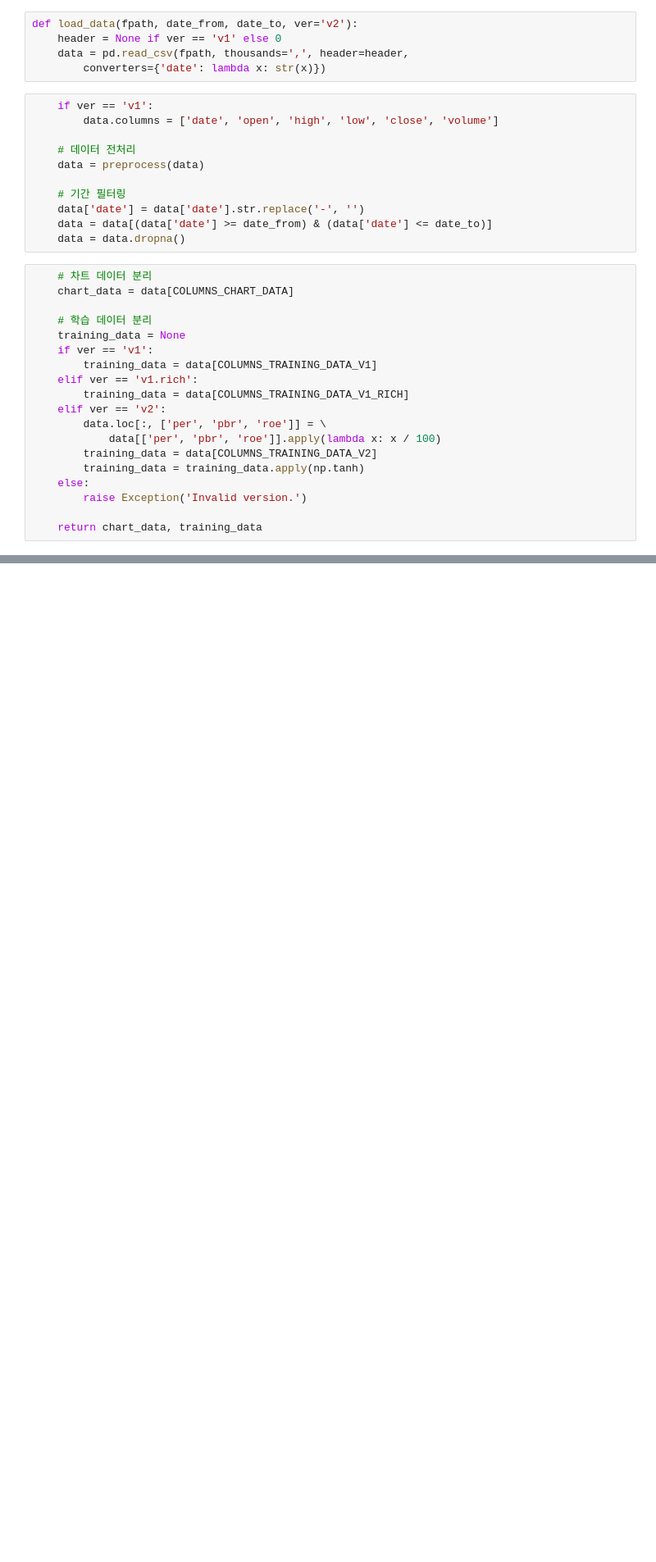
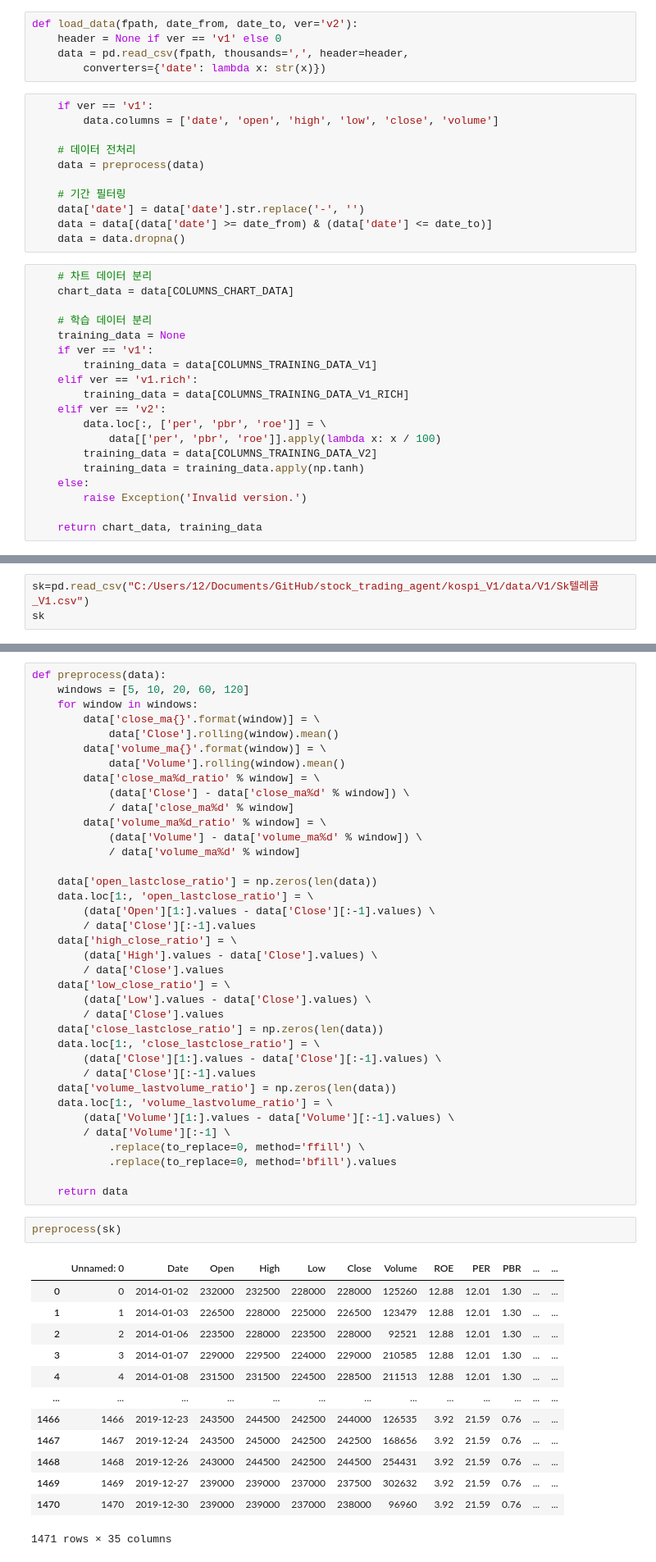
Before and after one commit to mins0022/stock_trading_agent, a Jupyter notebook: kospi_V2/code/데이터 전처리 함수 .ipynb, the cells around one changed output, grey strips where cells are left out. Shown at 82% size. Saved outputs shown, nothing was run; the diff lists cells and outputs as text; blank space fills up the shorter version.

```diff
--- a/kospi_V2/code/데이터 전처리 함수 .ipynb
+++ b/kospi_V2/code/데이터 전처리 함수 .ipynb
@@ -144,0 +183,3 @@ def load_data(fpath, date_from, date_to, ver='v2'):
+# %%
+sk=pd.read_csv("C:/Users/12/Documents/GitHub/stock_trading_agent/kospi_V1/data/V1/Sk텔레콤_V1.csv")
+sk
@@ -144,0 +202,53 @@ def load_data(fpath, date_from, date_to, ver='v2'):
+# %%
+def preprocess(data):
+    windows = [5, 10, 20, 60, 120]
+    for window in windows:
+        data['close_ma{}'.format(window)] = \
+            data['Close'].rolling(window).mean()
+        data['volume_ma{}'.format(window)] = \
+            data['Volume'].rolling(window).mean()
+        data['close_ma%d_ratio' % window] = \
+            (data['Close'] - data['close_ma%d' % window]) \
+            / data['close_ma%d' % window]
+        data['volume_ma%d_ratio' % window] = \
+            (data['Volume'] - data['volume_ma%d' % window]) \
+            / data['volume_ma%d' % window]
+
+    data['open_lastclose_ratio'] = np.zeros(len(data))
+    data.loc[1:, 'open_lastclose_ratio'] = \
+        (data['Open'][1:].values - data['Close'][:-1].values) \
+        / data['Close'][:-1].values
+    data['high_close_ratio'] = \
+        (data['High'].values - data['Close'].values) \
+        / data['Close'].values
+    data['low_close_ratio'] = \
+        (data['Low'].values - data['Close'].values) \
+        / data['Close'].values
+    data['close_lastclose_ratio'] = np.zeros(len(data))
+    data.loc[1:, 'close_lastclose_ratio'] = \
+        (data['Close'][1:].values - data['Close'][:-1].values) \
+        / data['Close'][:-1].values
+    data['volume_lastvolume_ratio'] = np.zeros(len(data))
+    data.loc[1:, 'volume_lastvolume_ratio'] = \
+        (data['Volume'][1:].values - data['Volume'][:-1].values) \
+        / data['Volume'][:-1] \
+            .replace(to_replace=0, method='ffill') \
+            .replace(to_replace=0, method='bfill').values
+
+    return data
+# %%
+preprocess(sk)
+# %% [output]
+|  | Unnamed: 0 | Date | Open | High | Low | Close | Volume | ROE | PER | PBR | ... | ... |
+| 0 | 0 | 2014-01-02 | 232000 | 232500 | 228000 | 228000 | 125260 | 12.88 | 12.01 | 1.30 | ... | ... |
+| 1 | 1 | 2014-01-03 | 226500 | 228000 | 225000 | 226500 | 123479 | 12.88 | 12.01 | 1.30 | ... | ... |
+| 2 | 2 | 2014-01-06 | 223500 | 228000 | 223500 | 228000 | 92521 | 12.88 | 12.01 | 1.30 | ... | ... |
+| 3 | 3 | 2014-01-07 | 229000 | 229500 | 224000 | 229000 | 210585 | 12.88 | 12.01 | 1.30 | ... | ... |
+| 4 | 4 | 2014-01-08 | 231500 | 231500 | 224500 | 228500 | 211513 | 12.88 | 12.01 | 1.30 | ... | ... |
+| ... | ... | ... | ... | ... | ... | ... | ... | ... | ... | ... | ... | ... |
+| 1466 | 1466 | 2019-12-23 | 243500 | 244500 | 242500 | 244000 | 126535 | 3.92 | 21.59 | 0.76 | ... | ... |
+| 1467 | 1467 | 2019-12-24 | 243500 | 245000 | 242500 | 242500 | 168656 | 3.92 | 21.59 | 0.76 | ... | ... |
+| 1468 | 1468 | 2019-12-26 | 243000 | 244500 | 242500 | 244500 | 254431 | 3.92 | 21.59 | 0.76 | ... | ... |
+| 1469 | 1469 | 2019-12-27 | 239000 | 239000 | 237000 | 237500 | 302632 | 3.92 | 21.59 | 0.76 | ... | ... |
+| 1470 | 1470 | 2019-12-30 | 239000 | 239000 | 237000 | 238000 | 96960 | 3.92 | 21.59 | 0.76 | ... | ... |
+1471 rows × 35 columns
```
Also changed, not shown: parts of 8 cells of this notebook, 2 other files.
